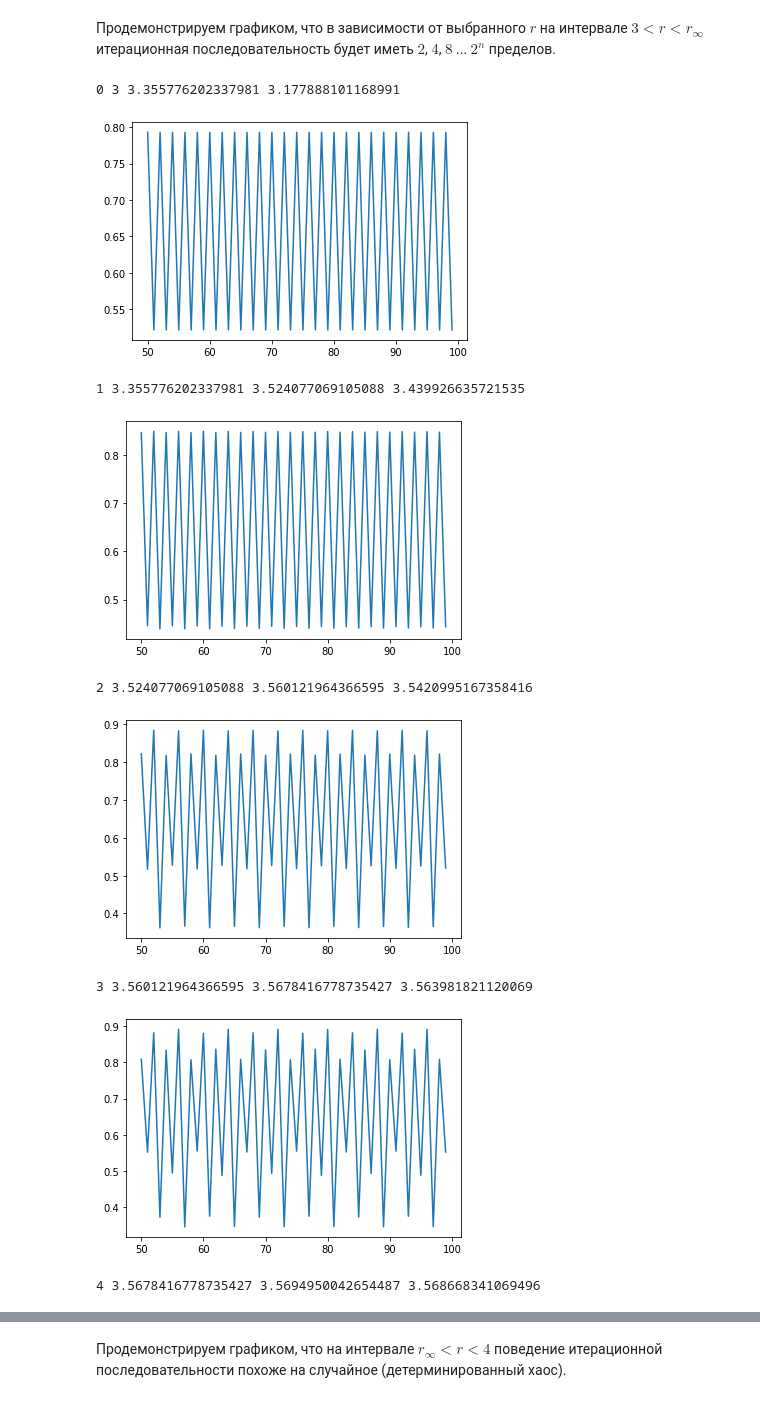
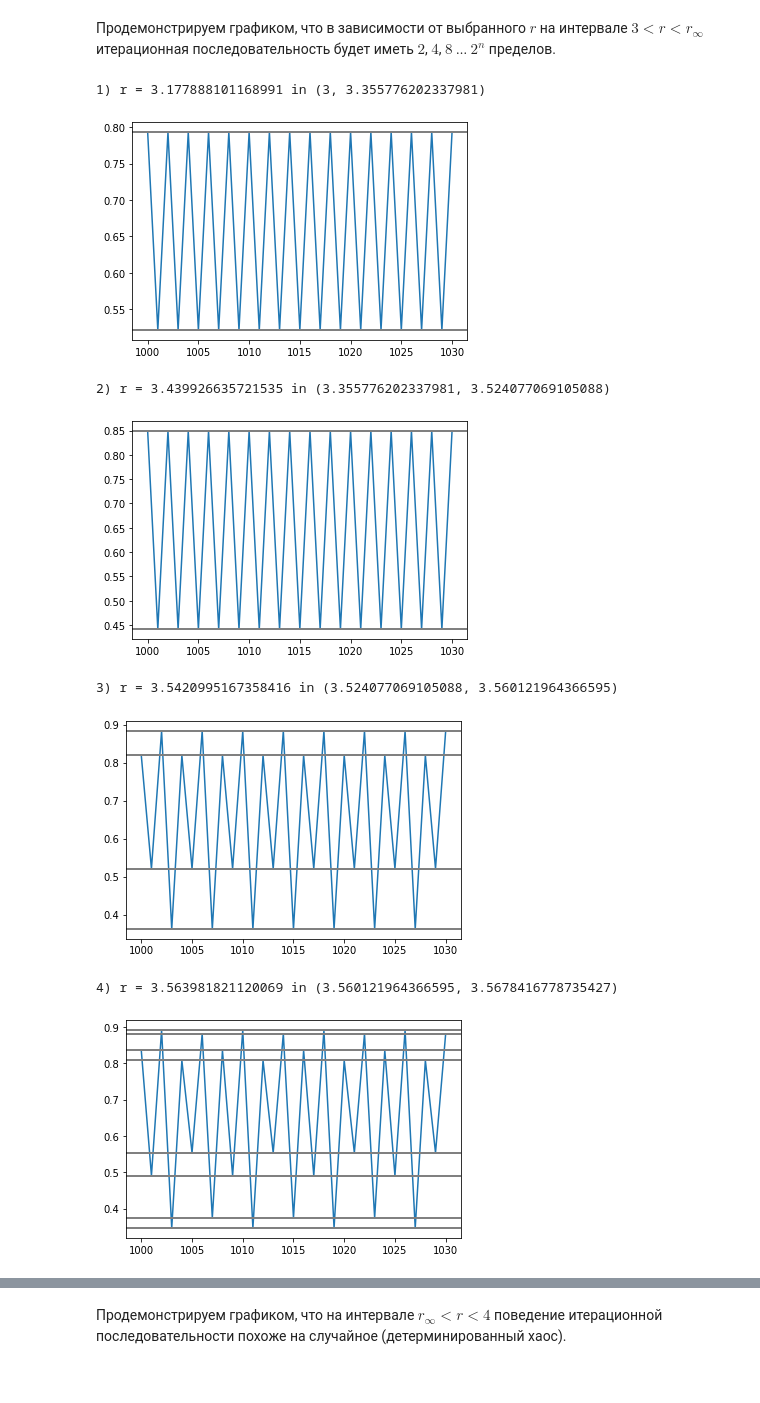
Before and after one commit to pavponn/computational-methods, a Jupyter notebook: homework-1/task2.ipynb, the cells around one changed output, grey strips where cells are left out. Saved outputs shown, nothing was run; the diff lists cells and outputs as text; code cells hidden in the pictures.

Commit message:
[hw2.1] Prettify plots, limit by period of 8

```diff
--- a/homework-1/task2.ipynb
+++ b/homework-1/task2.ipynb
@@ -310,36 +310,37 @@ show_chaos()
 # %%
 def get_coords_for_feigenbaum(r):
     x_cur = first_x(r)
-    for i in range(1, 50):
+    for i in range(1, 1000):
         x_cur = logistic_map(x_cur, r)
 
-    i_coords = [50]
+    i_coords = [1000]
     x_coords = [x_cur]
 
-    for i in range(51, 100):
+    for i in range(1001, 1031):
         x_cur = logistic_map(x_cur, r)
         i_coords.append(i)
         x_coords.append(x_cur)
     return i_coords, x_coords
 
 def plot_doubling_period_graphs():
-    borders = [3] + get_consts()
+    borders = [3] + [feigenbaum_const(i) for i in range(1, 5)]
     for i in range(len(borders) - 1):
         left_r, right_r = borders[i], borders[i + 1]
         r = (left_r + right_r) / 2
-        print(i, left_r, right_r, r)
+        print("{}) r = {} in ({}, {})".format(i + 1, r, left_r, right_r))
         i_coords, x_coords = get_coords_for_feigenbaum(r)
         plt.plot(i_coords, x_coords)
+        for xc in x_coords:
+            plt.axhline(xc, color='gray')
         plt.show()
 
 plot_doubling_period_graphs()
 # %% [output]
-0 3 3.355776202337981 3.177888101168991
+1) r = 3.177888101168991 in (3, 3.355776202337981)
-[figure, old version]
+[figure, new version]
-1 3.355776202337981 3.524077069105088 3.439926635721535
+2) r = 3.439926635721535 in (3.355776202337981, 3.524077069105088)
-[figure, old version]
+[figure, new version]
-2 3.524077069105088 3.560121964366595 3.5420995167358416
+3) r = 3.5420995167358416 in (3.524077069105088, 3.560121964366595)
-[figure, old version]
+[figure, new version]
-3 3.560121964366595 3.5678416778735427 3.563981821120069
+4) r = 3.563981821120069 in (3.560121964366595, 3.5678416778735427)
-[figure, old version]
+[figure, new version]
-4 3.5678416778735427 3.5694950042654487 3.568668341069496
```
Also changed, not shown: parts of 1 cell of this notebook.
